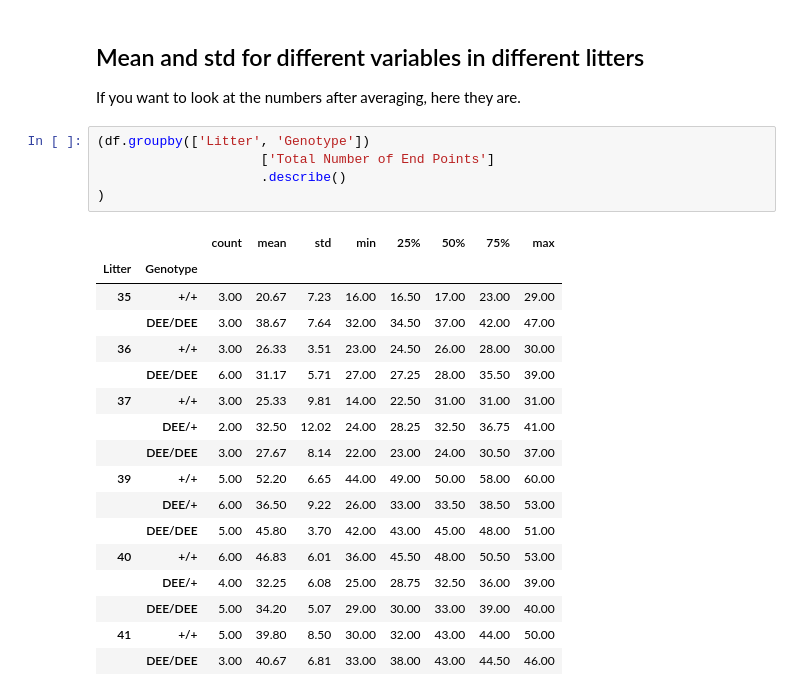
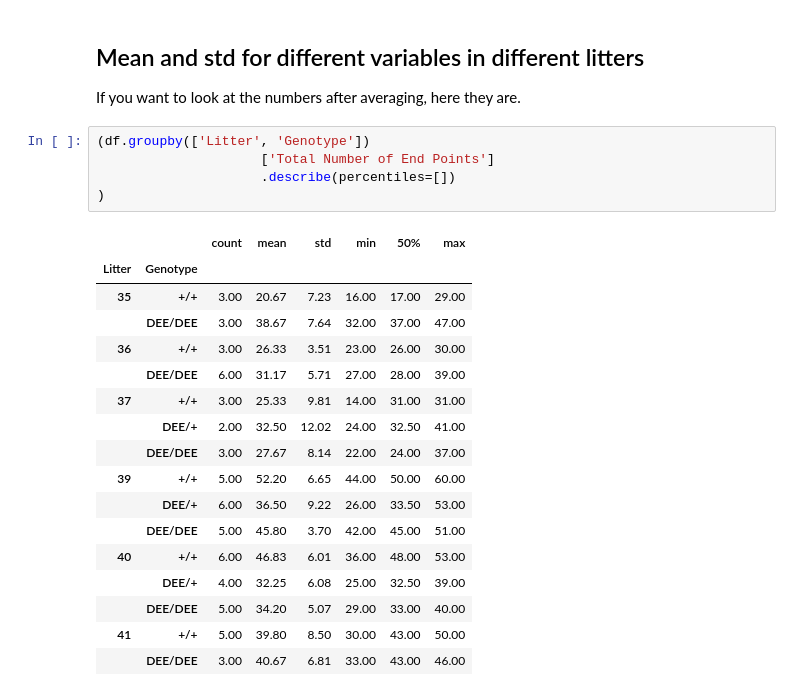
Before and after one commit to MixedIndentations/Angiogenesis-Density, a Jupyter notebook: notebooks/RetinalCells-PairedTtest.ipynb, the cells around one changed output. Saved outputs shown, nothing was run; the diff lists cells and outputs as text.

```diff
--- a/notebooks/RetinalCells-PairedTtest.ipynb
+++ b/notebooks/RetinalCells-PairedTtest.ipynb
@@ -371,26 +354,26 @@ If you want to look at the numbers after averaging, here they are.
 # %%
 (df.groupby(['Litter', 'Genotype'])
                      ['Total Number of End Points']
-                     .describe()
+                     .describe(percentiles=[])
 )
 # %% [output]
-|  |  | count | mean | std | min | 25% | 50% | 75% | max |
-| Litter | Genotype |  |  |  |  |  |  |  |  |
-| 35 | +/+ | 3.00 | 20.67 | 7.23 | 16.00 | 16.50 | 17.00 | 23.00 | 29.00 |
-|  | DEE/DEE | 3.00 | 38.67 | 7.64 | 32.00 | 34.50 | 37.00 | 42.00 | 47.00 |
-| 36 | +/+ | 3.00 | 26.33 | 3.51 | 23.00 | 24.50 | 26.00 | 28.00 | 30.00 |
-|  | DEE/DEE | 6.00 | 31.17 | 5.71 | 27.00 | 27.25 | 28.00 | 35.50 | 39.00 |
-| 37 | +/+ | 3.00 | 25.33 | 9.81 | 14.00 | 22.50 | 31.00 | 31.00 | 31.00 |
-|  | DEE/+ | 2.00 | 32.50 | 12.02 | 24.00 | 28.25 | 32.50 | 36.75 | 41.00 |
-|  | DEE/DEE | 3.00 | 27.67 | 8.14 | 22.00 | 23.00 | 24.00 | 30.50 | 37.00 |
-| 39 | +/+ | 5.00 | 52.20 | 6.65 | 44.00 | 49.00 | 50.00 | 58.00 | 60.00 |
-|  | DEE/+ | 6.00 | 36.50 | 9.22 | 26.00 | 33.00 | 33.50 | 38.50 | 53.00 |
-|  | DEE/DEE | 5.00 | 45.80 | 3.70 | 42.00 | 43.00 | 45.00 | 48.00 | 51.00 |
-| 40 | +/+ | 6.00 | 46.83 | 6.01 | 36.00 | 45.50 | 48.00 | 50.50 | 53.00 |
-|  | DEE/+ | 4.00 | 32.25 | 6.08 | 25.00 | 28.75 | 32.50 | 36.00 | 39.00 |
-|  | DEE/DEE | 5.00 | 34.20 | 5.07 | 29.00 | 30.00 | 33.00 | 39.00 | 40.00 |
-| 41 | +/+ | 5.00 | 39.80 | 8.50 | 30.00 | 32.00 | 43.00 | 44.00 | 50.00 |
-|  | DEE/DEE | 3.00 | 40.67 | 6.81 | 33.00 | 38.00 | 43.00 | 44.50 | 46.00 |
+|  |  | count | mean | std | min | 50% | max |
+| Litter | Genotype |  |  |  |  |  |  |
+| 35 | +/+ | 3.00 | 20.67 | 7.23 | 16.00 | 17.00 | 29.00 |
+|  | DEE/DEE | 3.00 | 38.67 | 7.64 | 32.00 | 37.00 | 47.00 |
+| 36 | +/+ | 3.00 | 26.33 | 3.51 | 23.00 | 26.00 | 30.00 |
+|  | DEE/DEE | 6.00 | 31.17 | 5.71 | 27.00 | 28.00 | 39.00 |
+| 37 | +/+ | 3.00 | 25.33 | 9.81 | 14.00 | 31.00 | 31.00 |
+|  | DEE/+ | 2.00 | 32.50 | 12.02 | 24.00 | 32.50 | 41.00 |
+|  | DEE/DEE | 3.00 | 27.67 | 8.14 | 22.00 | 24.00 | 37.00 |
+| 39 | +/+ | 5.00 | 52.20 | 6.65 | 44.00 | 50.00 | 60.00 |
+|  | DEE/+ | 6.00 | 36.50 | 9.22 | 26.00 | 33.50 | 53.00 |
+|  | DEE/DEE | 5.00 | 45.80 | 3.70 | 42.00 | 45.00 | 51.00 |
+| 40 | +/+ | 6.00 | 46.83 | 6.01 | 36.00 | 48.00 | 53.00 |
+|  | DEE/+ | 4.00 | 32.25 | 6.08 | 25.00 | 32.50 | 39.00 |
+|  | DEE/DEE | 5.00 | 34.20 | 5.07 | 29.00 | 33.00 | 40.00 |
+| 41 | +/+ | 5.00 | 39.80 | 8.50 | 30.00 | 43.00 | 50.00 |
+|  | DEE/DEE | 3.00 | 40.67 | 6.81 | 33.00 | 43.00 | 46.00 |
 # %%
 (df.groupby(['Litter', 'Genotype'])
                      ['Vessels percentage area']
```
Also changed, not shown: parts of 24 cells of this notebook, 10 other files.
